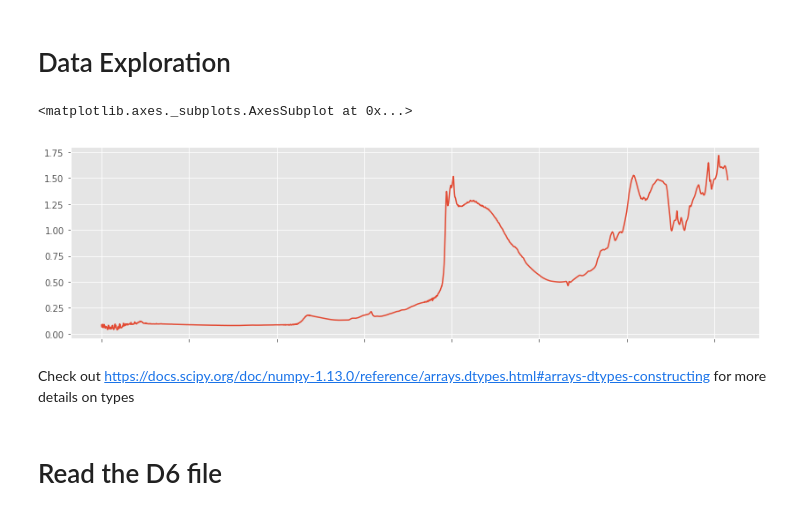
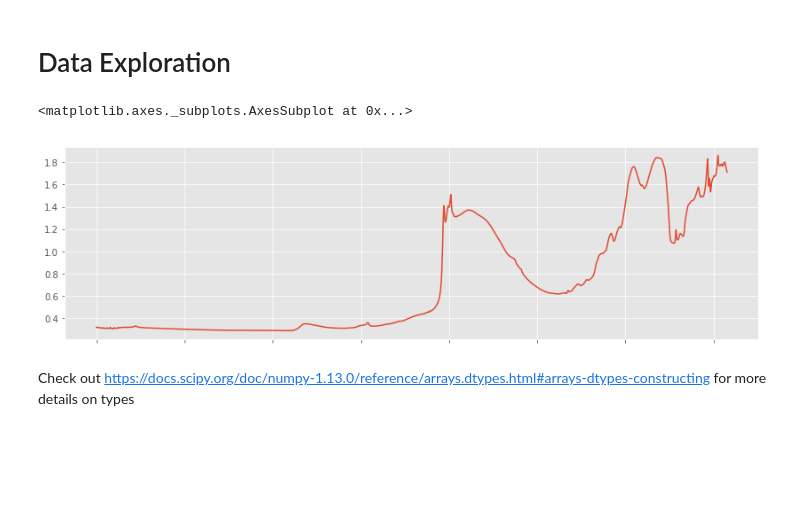
Before and after one commit to MoreCoffee12/SpectrumML, a Jupyter notebook: spectrum_africa.ipynb, the cells around one changed output. Drawn from its saved outputs; the diff is of its cells as text; code cells hidden in the pictures; blank space fills up the shorter version.

```diff
--- a/spectrum_africa.ipynb
+++ b/spectrum_africa.ipynb
@@ -51,11 +51,9 @@ df_train.head()
 # %%
 lst_spectrum = [col for col in df_train.columns if 'm' in col]
 plt.figure(figsize=(14,4))
-df_test.loc[2,lst_spectrum].plot()
+df_train.loc[2,lst_spectrum].plot()
 # %% [output]
 <matplotlib.axes._subplots.AxesSubplot at 0x...>
-[figure, old version]
+[figure, new version]
 # %% [markdown]
 Check out https://docs.scipy.org/doc/numpy-1.13.0/reference/arrays.dtypes.html#arrays-dtypes-constructing for more details on types
-# %% [markdown]
-# Read the D6 file
```
Also changed, not shown: parts of 90 cells of this notebook.
